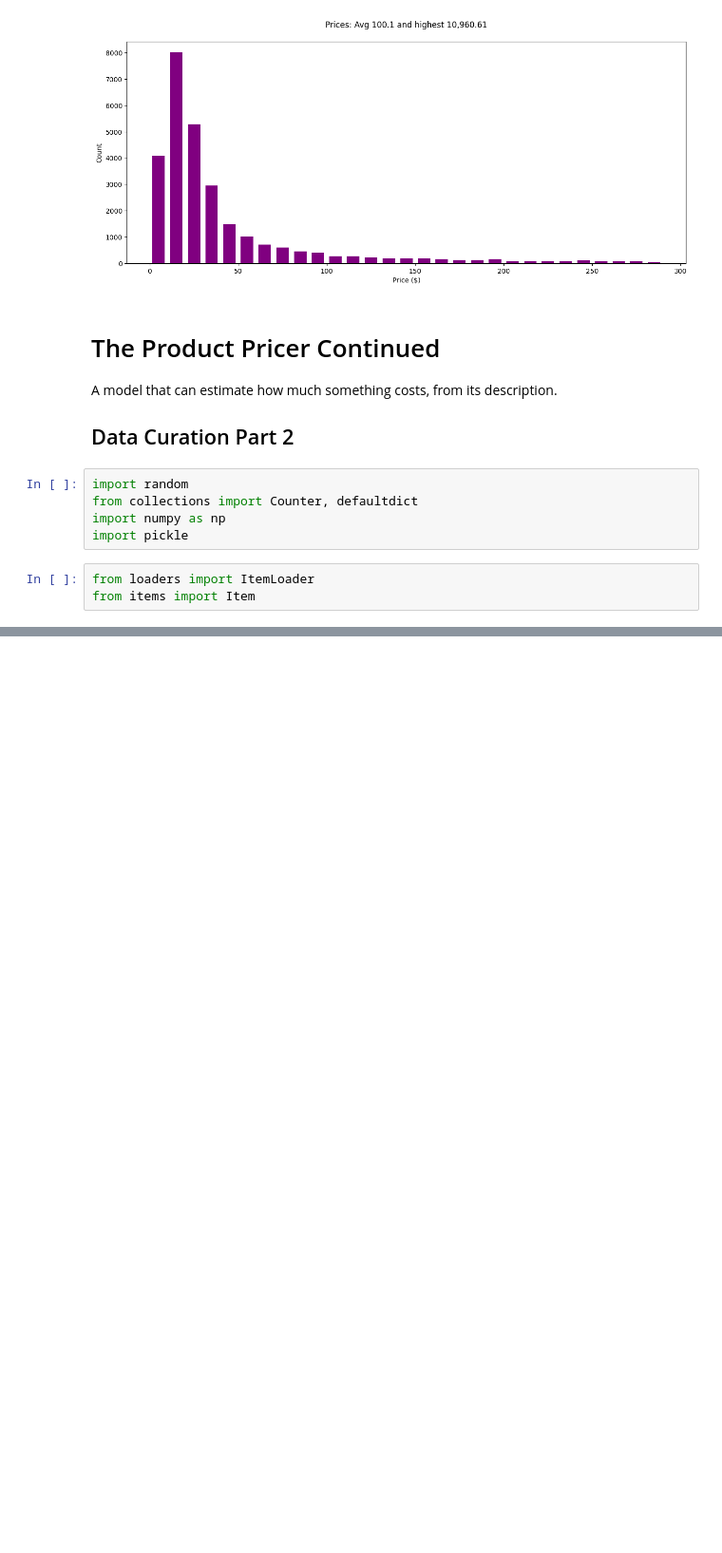
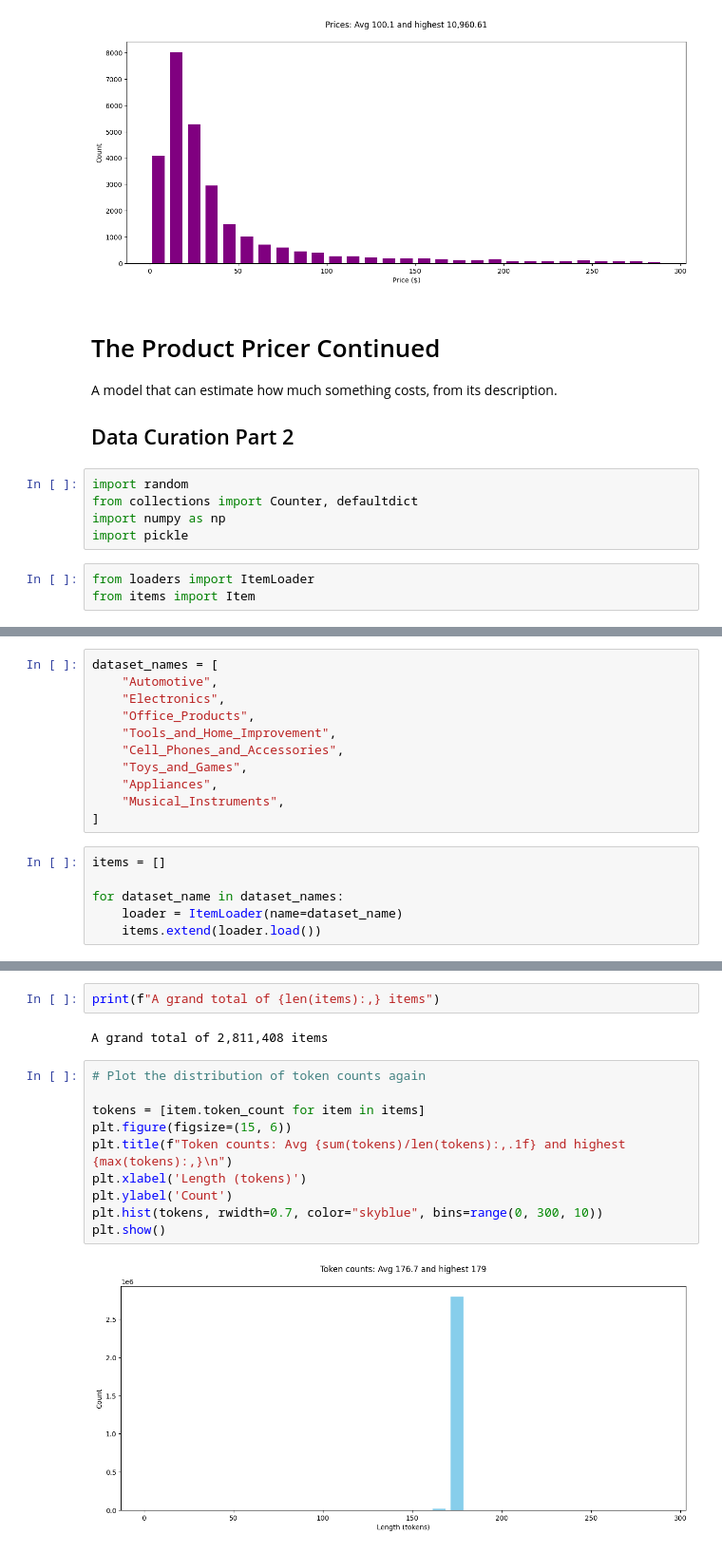
Before and after one commit to Soroushav/llm_basics, a Jupyter notebook: price_predict/main.ipynb, the cells around one changed output, grey strips where cells are left out. Shown: that part at 95% size. Saved outputs shown, nothing was run; the diff lists cells and outputs as text; blank space fills up the shorter version.

```diff
--- a/price_predict/main.ipynb
+++ b/price_predict/main.ipynb
@@ -165,0 +157,17 @@ Loading dataset Home_and_Kitchen
+# %%
+dataset_names = [
+    "Automotive",
+    "Electronics",
+    "Office_Products",
+    "Tools_and_Home_Improvement",
+    "Cell_Phones_and_Accessories",
+    "Toys_and_Games",
+    "Appliances",
+    "Musical_Instruments",
+]
+# %%
+items = []
+
+for dataset_name in dataset_names:
+    loader = ItemLoader(name=dataset_name)
+    items.extend(loader.load())
@@ -165,0 +289,16 @@ Loading dataset Home_and_Kitchen
+# %%
+print(f"A grand total of {len(items):,} items")
+# %% [output]
+A grand total of 2,811,408 items
+# %%
+# Plot the distribution of token counts again
+
+tokens = [item.token_count for item in items]
+plt.figure(figsize=(15, 6))
+plt.title(f"Token counts: Avg {sum(tokens)/len(tokens):,.1f} and highest {max(tokens):,}\n")
+plt.xlabel('Length (tokens)')
+plt.ylabel('Count')
+plt.hist(tokens, rwidth=0.7, color="skyblue", bins=range(0, 300, 10))
+plt.show()
+# %% [output]
+[figure, added]
```
Also changed, not shown: parts of 18 cells of this notebook, 2 other files.
